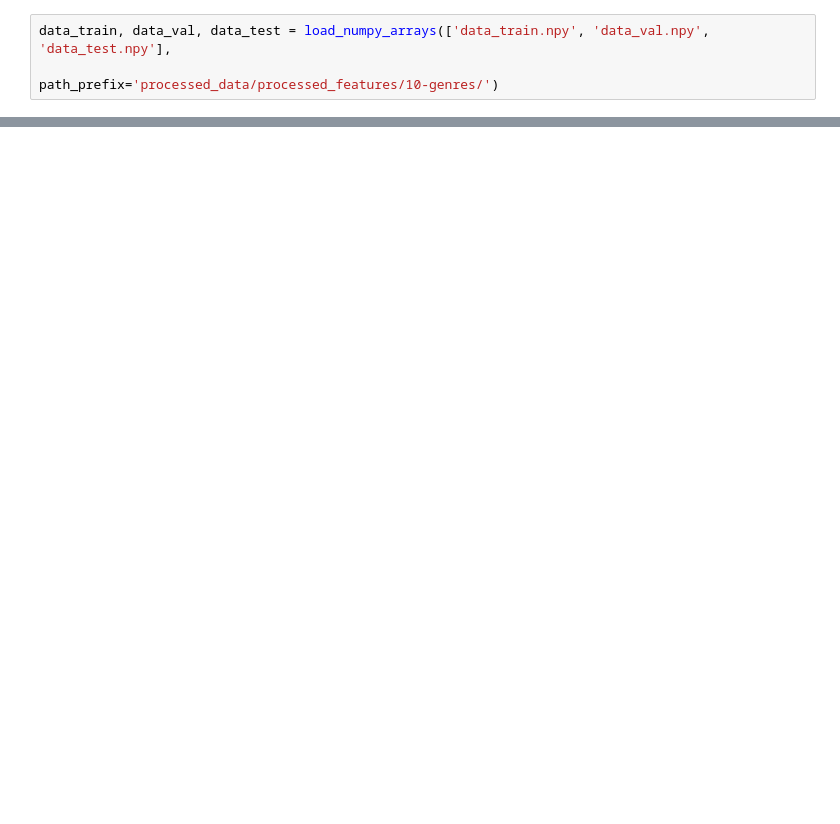
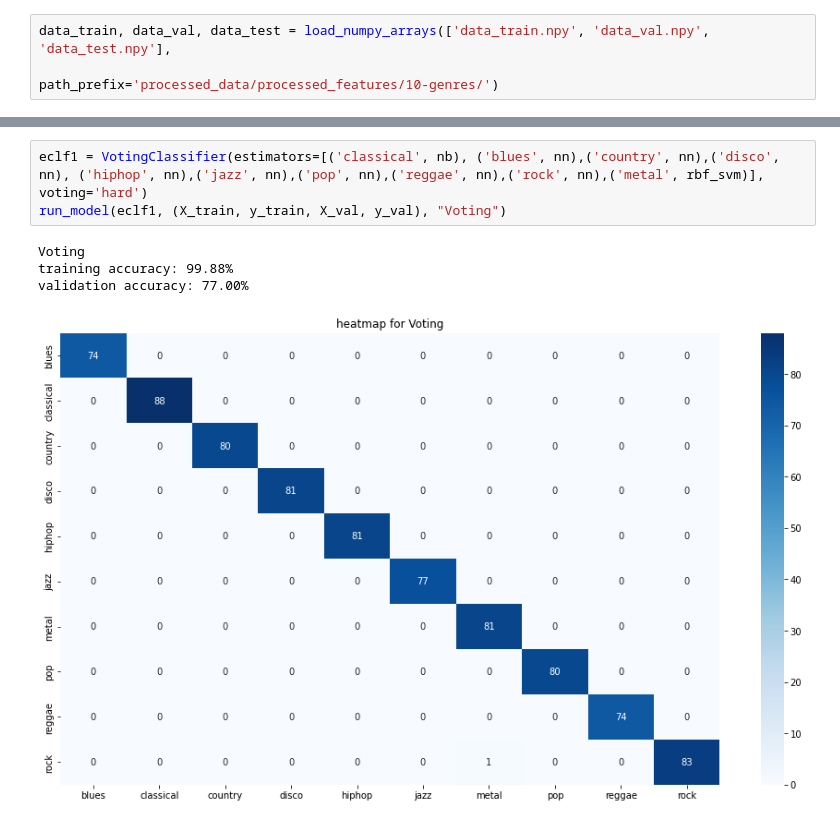
Before and after one commit to happym233/music_genre_classification, a Jupyter notebook: jupyter/scikit_learn_models_csv.ipynb, the cells around one changed output, grey strips where cells are left out. Saved outputs shown, nothing was run; the diff lists cells and outputs as text; blank space fills up the shorter version.

Commit message:
modify trainer

```diff
--- a/jupyter/scikit_learn_models_csv.ipynb
+++ b/jupyter/scikit_learn_models_csv.ipynb
@@ -103,3 +110,11 @@ training accuracy: 97.62%
 validation accuracy: 72.00%
 [figure]
 ... (4 outputs left out)
+# %%
+eclf1 = VotingClassifier(estimators=[('classical', nb), ('blues', nn),('country', nn),('disco', nn), ('hiphop', nn),('jazz', nn),('pop', nn),('reggae', nn),('rock', nn),('metal', rbf_svm)], voting='hard')
+run_model(eclf1, (X_train, y_train, X_val, y_val), "Voting")
+# %% [output]
+Voting
+training accuracy: 99.88%
+validation accuracy: 77.00%
+[figure, added]
```
Also changed, not shown: parts of 16 cells of this notebook, 2 other files.
